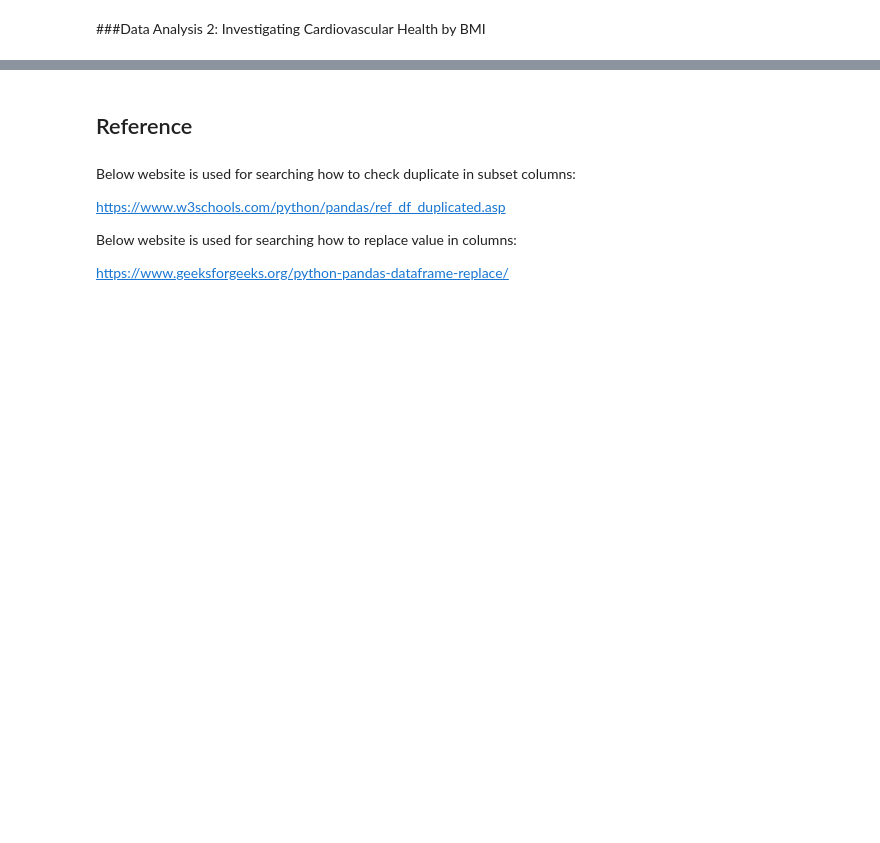
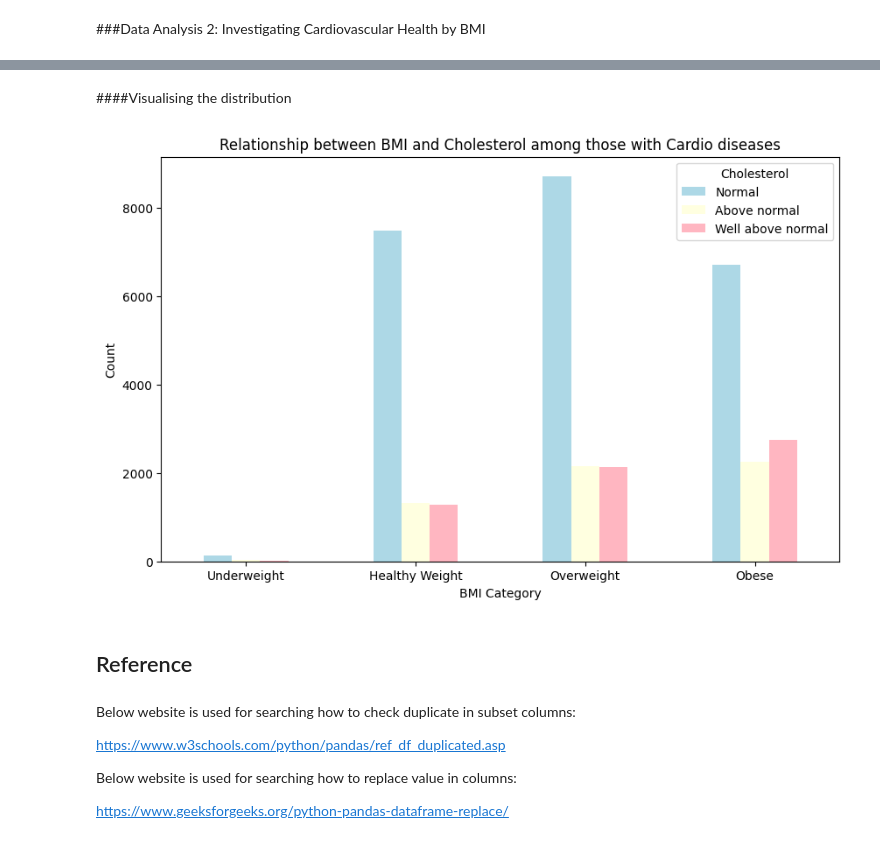
Before and after one commit to w21280485/assignment_a2_2, a Jupyter notebook: Code_Development_Notebook.ipynb, the cells around one changed output, grey strips where cells are left out. Cells and saved outputs as stored; diff of their text form; code cells hidden in the pictures; blank space fills up the shorter version.

```diff
--- a/Code_Development_Notebook.ipynb
+++ b/Code_Development_Notebook.ipynb
@@ -355,0 +485,10 @@ plt.show()
+# %%
+# group bmi by groups: underweight = less than 18.5 ; healthy weight = 18.5-24.9 ; overweight = 25-29.9 ; obese = 30 or more
+
+# Define the custom BMI ranges and labels
+bins = [0,18.5, 25, 30, 100]
+labels = ['Underweight', 'Healthy Weight', 'Overweight', 'Obese']
+
+# Use pd.cut to categorize the BMI values
+bmi_w_cardiodis_cat = pd.cut(bmi_count_w_cardiodis, bins=bins, labels=labels, right=False)
+print(bmi_w_cardiodis_cat)
@@ -355,0 +524,9 @@ plt.show()
+# %%
+# Group the data by BMI & cholesterol
+grouped_bmi_chole = df.groupby([bmi_w_cardiodis_cat,'cholesterol'])
+
+# Calculate the count for each group
+bmi_chole_counts = grouped_bmi_chole.size()
+
+# Display the resulting DataFrame
+bmi_chole_counts
@@ -355,0 +548,6 @@ plt.show()
+# %%
+# Reshape the result to have cardio as rows and gender as columns
+bmi_chole_counts = bmi_chole_counts.unstack()
+
+# Display the resulting DataFrame
+bmi_chole_counts
@@ -355,0 +560,6 @@ plt.show()
+# %%
+# reorder the cholesterol category
+bmi_chole_counts = bmi_chole_counts.loc[:,['Normal','Above normal','Well above normal']]
+
+# Display the resulting DataFrame
+bmi_chole_counts
@@ -356,3 +572,18 @@ plt.show()
+# %% [markdown]
+####Visualising the distribution
+# %%
+# Create a grouped bar chart
+ax = bmi_chole_counts.plot(kind='bar', figsize=(10, 6),color=('lightblue','lightyellow','lightpink'))
+plt.title('Relationship between BMI and Cholesterol among those with Cardio diseases')
+plt.xlabel('BMI Category')
+plt.ylabel('Count')
+plt.legend(title='Cholesterol', loc='upper right', labels=['Normal', 'Above normal','Well above normal'])
+plt.xticks(rotation=0)
+
+# Display the plot
+plt.show()
+# %% [output]
+[figure, added]
 # %% [markdown]
 ## Reference
 # %% [markdown]
```
Also changed, not shown: parts of 32 cells of this notebook.
